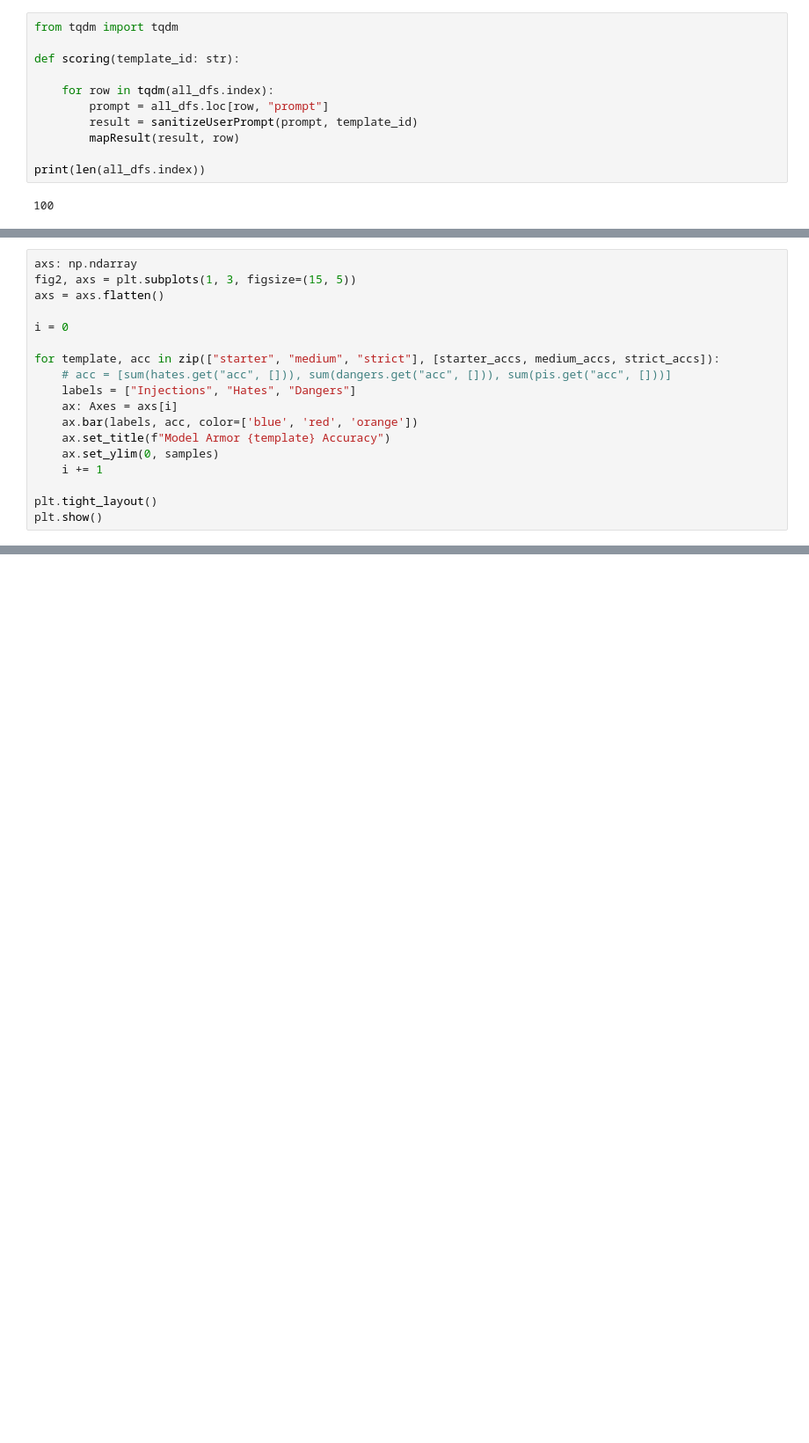
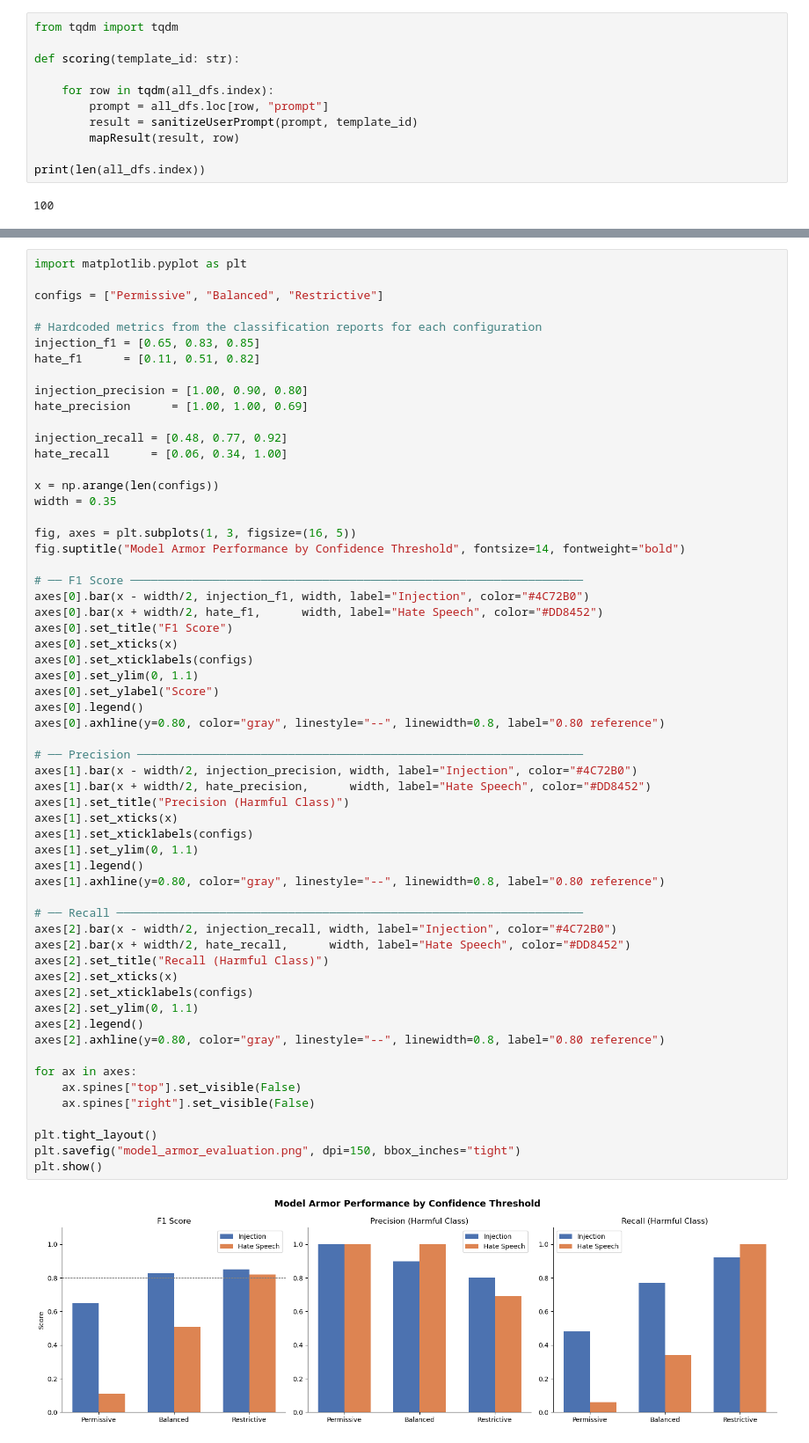
Before and after one commit to etowner/redteam-model-armor, a Jupyter notebook: armor.ipynb, the cells around one changed output, grey strips where cells are left out. Shown at 88% size. Drawn from its saved outputs; the diff is of its cells as text; blank space fills up the shorter version.

Commit message:
adjusted testing and evaluation methods

```diff
--- a/armor.ipynb
+++ b/armor.ipynb
@@ -354,18 +246,0 @@ Creating results for template: strict
-# %%
-axs: np.ndarray
-fig2, axs = plt.subplots(1, 3, figsize=(15, 5))
-axs = axs.flatten()
-
-i = 0
-
-for template, acc in zip(["starter", "medium", "strict"], [starter_accs, medium_accs, strict_accs]):
-    # acc = [sum(hates.get("acc", [])), sum(dangers.get("acc", [])), sum(pis.get("acc", []))]
-    labels = ["Injections", "Hates", "Dangers"]
-    ax: Axes = axs[i]
-    ax.bar(labels, acc, color=['blue', 'red', 'orange'])
-    ax.set_title(f"Model Armor {template} Accuracy")
-    ax.set_ylim(0, samples)
-    i += 1
-
-plt.tight_layout()
-plt.show()
@@ -409,0 +398,61 @@ plt.show()
+# %%
+import matplotlib.pyplot as plt
+
+configs = ["Permissive", "Balanced", "Restrictive"]
+
+# Hardcoded metrics from the classification reports for each configuration
+injection_f1 = [0.65, 0.83, 0.85]
+hate_f1      = [0.11, 0.51, 0.82]
+
+injection_precision = [1.00, 0.90, 0.80]
+hate_precision      = [1.00, 1.00, 0.69]
+
+injection_recall = [0.48, 0.77, 0.92]
+hate_recall      = [0.06, 0.34, 1.00]
+
+x = np.arange(len(configs))
+width = 0.35
+
+fig, axes = plt.subplots(1, 3, figsize=(16, 5))
+fig.suptitle("Model Armor Performance by Confidence Threshold", fontsize=14, fontweight="bold")
+
+# ── F1 Score ──────────────────────────────────────────────────────────────────
+axes[0].bar(x - width/2, injection_f1, width, label="Injection", color="#4C72B0")
+axes[0].bar(x + width/2, hate_f1,      width, label="Hate Speech", color="#DD8452")
+axes[0].set_title("F1 Score")
+axes[0].set_xticks(x)
+axes[0].set_xticklabels(configs)
+axes[0].set_ylim(0, 1.1)
+axes[0].set_ylabel("Score")
+axes[0].legend()
+axes[0].axhline(y=0.80, color="gray", linestyle="--", linewidth=0.8, label="0.80 reference")
+
+# ── Precision ─────────────────────────────────────────────────────────────────
+axes[1].bar(x - width/2, injection_precision, width, label="Injection", color="#4C72B0")
+axes[1].bar(x + width/2, hate_precision,      width, label="Hate Speech", color="#DD8452")
+axes[1].set_title("Precision (Harmful Class)")
+axes[1].set_xticks(x)
+axes[1].set_xticklabels(configs)
+axes[1].set_ylim(0, 1.1)
+axes[1].legend()
+axes[1].axhline(y=0.80, color="gray", linestyle="--", linewidth=0.8, label="0.80 reference")
+
+# ── Recall ────────────────────────────────────────────────────────────────────
+axes[2].bar(x - width/2, injection_recall, width, label="Injection", color="#4C72B0")
+axes[2].bar(x + width/2, hate_recall,      width, label="Hate Speech", color="#DD8452")
+axes[2].set_title("Recall (Harmful Class)")
+axes[2].set_xticks(x)
+axes[2].set_xticklabels(configs)
+axes[2].set_ylim(0, 1.1)
+axes[2].legend()
+axes[2].axhline(y=0.80, color="gray", linestyle="--", linewidth=0.8, label="0.80 reference")
+
+for ax in axes:
+    ax.spines["top"].set_visible(False)
+    ax.spines["right"].set_visible(False)
+
+plt.tight_layout()
+plt.savefig("model_armor_evaluation.png", dpi=150, bbox_inches="tight")
+plt.show()
+# %% [output]
+[figure, added]
```
Also changed, not shown: parts of 45 cells of this notebook, 2 other files.
